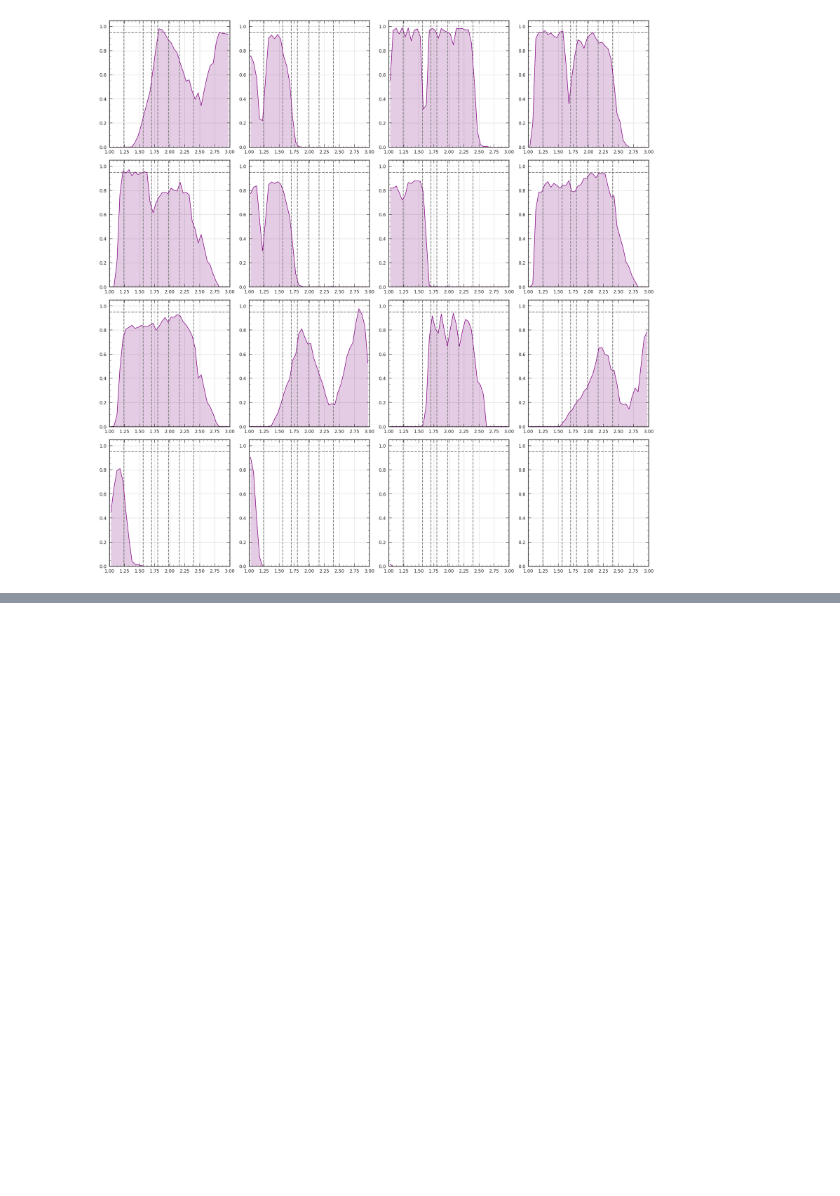
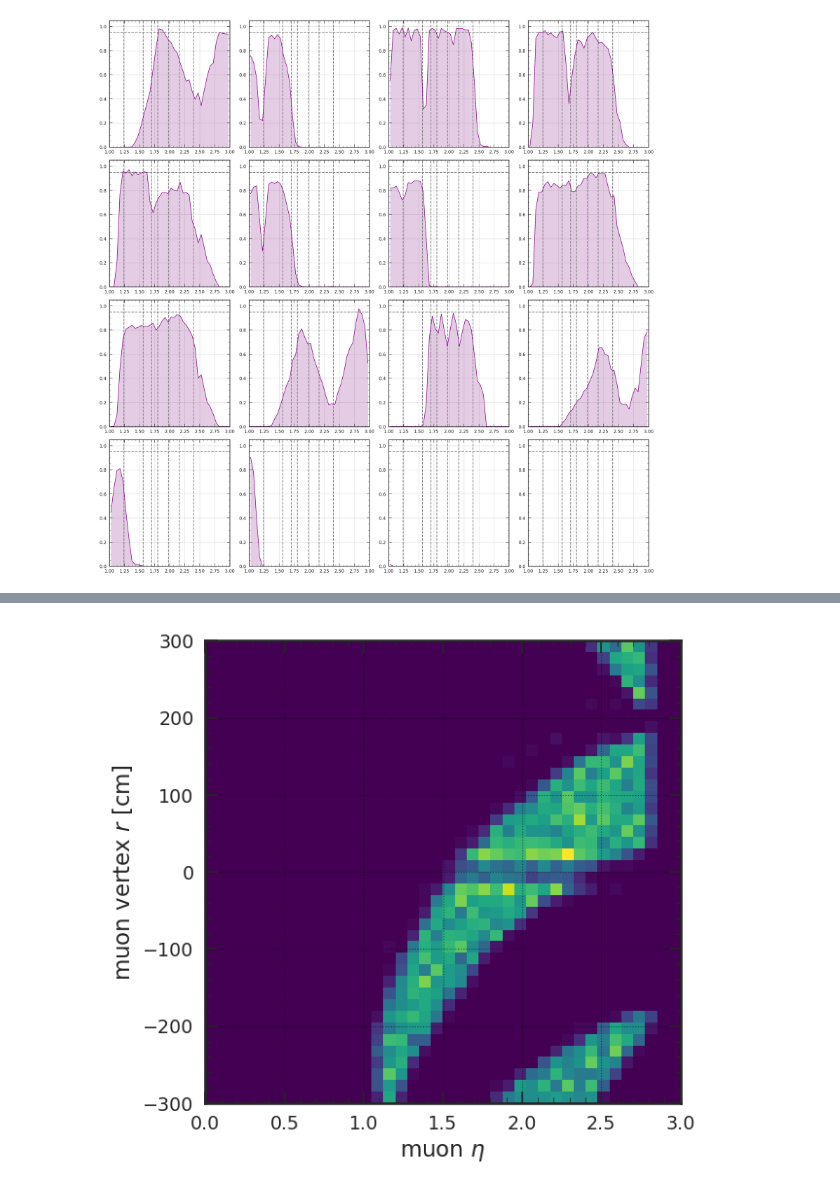
Before and after one commit to srosenzweig09/L1TMuonSimulationsMar2017, a Jupyter notebook: Analyzers/test4/x_mask_PU200_PhaseIITDRSpring19_displ.ipynb, the cells around one changed output, grey strips where cells are left out. Drawn from its saved outputs; the diff is of its cells as text; code cells hidden in the pictures; blank space fills up the shorter version.

```diff
--- a/Analyzers/test4/x_mask_PU200_PhaseIITDRSpring19_displ.ipynb
+++ b/Analyzers/test4/x_mask_PU200_PhaseIITDRSpring19_displ.ipynb
@@ -350,3 +370,4 @@ gdb_vx = gdb_0[:,3]
 gdb_vy = gdb_0[:,4]
 gdb_vz = gdb_0[:,5]
 gdb_etastar = gdb_0[:,6]
+gdb_rvtx = gdb_0[:,7]
@@ -352,0 +381,7 @@ gdb_etastar = gdb_0[:,6]
+# %%
+plt.hist2d(np.abs(gdb_eta), gdb_rvtx, range=((0.0,3.0), (-300,300)), bins=(40,40))
+plt.xlabel(r'muon $\eta$')
+plt.ylabel(r'muon vertex $r$ [cm]')
+plt.show()
+# %% [output]
+[figure, added]
```
Also changed, not shown: parts of 18 cells of this notebook.
